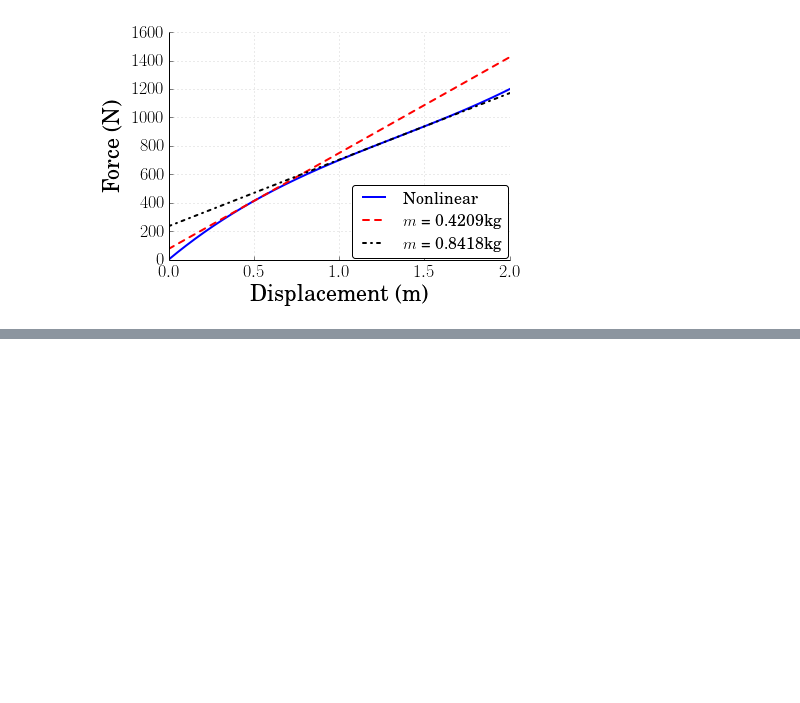
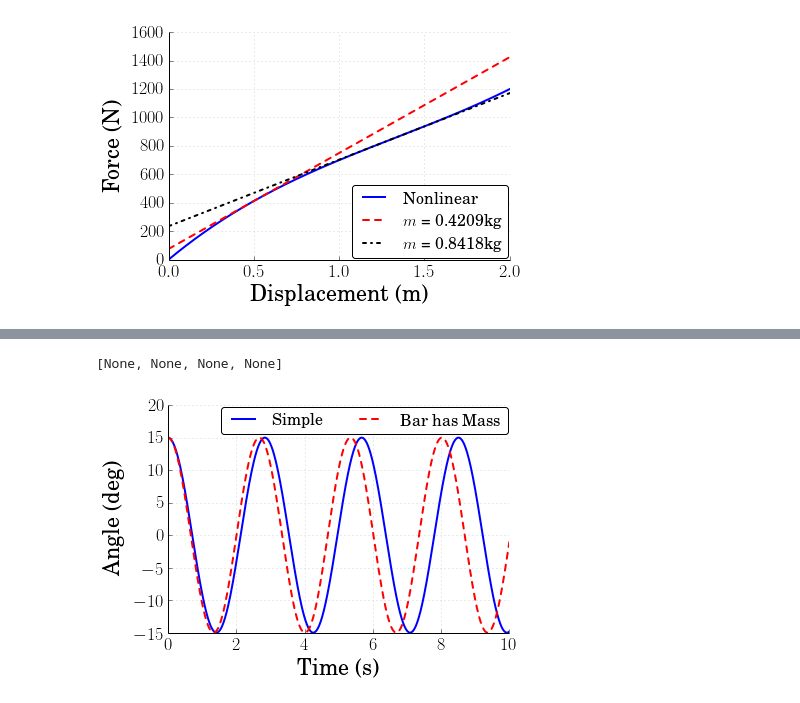
Before and after one commit to DocVaughan/MCHE485-Spring2014, a Jupyter notebook: IPython Notebooks/MCHE485 - HW1 - Spring 2014.ipynb, the cells around one changed output, grey strips where cells are left out. Drawn from its saved outputs; the diff is of its cells as text; code cells hidden in the pictures; blank space fills up the shorter version.

```diff
--- a/IPython Notebooks/MCHE485 - HW1 - Spring 2014.ipynb
+++ b/IPython Notebooks/MCHE485 - HW1 - Spring 2014.ipynb
@@ -347,0 +408,32 @@ setp(ltext,fontsize=16)
+# %%
+# Plotting for Problem 1.62
+
+# Make the figure pretty, then plot the results
+#   "pretty" parameters selected based on pdf output, not screen output
+#   Many of these setting could also be made default by the .matplotlibrc file
+fig = figure(figsize=(6,4))
+ax = gca()
+subplots_adjust(bottom=0.17,left=0.17,top=0.96,right=0.96)
+setp(ax.get_ymajorticklabels(),family='serif',fontsize=18)
+setp(ax.get_xmajorticklabels(),family='serif',fontsize=18)
+ax.spines['right'].set_color('none')
+ax.spines['top'].set_color('none')
+ax.xaxis.set_ticks_position('bottom')
+ax.yaxis.set_ticks_position('left')
+ax.grid(True,linestyle=':',color='0.75')
+ax.set_axisbelow(True)
+
+xlabel('Time (s)',family='serif',fontsize=22,weight='bold',labelpad=5)
+ylabel('Angle (deg)',family='serif',fontsize=22,weight='bold',labelpad=10)
+
+plot(T,yout_simple*180./np.pi,color="blue",linewidth=2,label='Simple')
+plot(T,yout_mass*180./np.pi,color="red", linestyle='--',linewidth=2,label='Bar has Mass')
+ylim(-15., 20)
+
+
+leg = legend(loc='upper right', ncol = 2, fancybox=True)
+ltext  = leg.get_texts()
+setp(ltext,family='serif',fontsize=16)
+# %% [output]
+[None, None, None, None]
+[figure, added]
```
Also changed, not shown: parts of 7 cells of this notebook, 1 other file.
